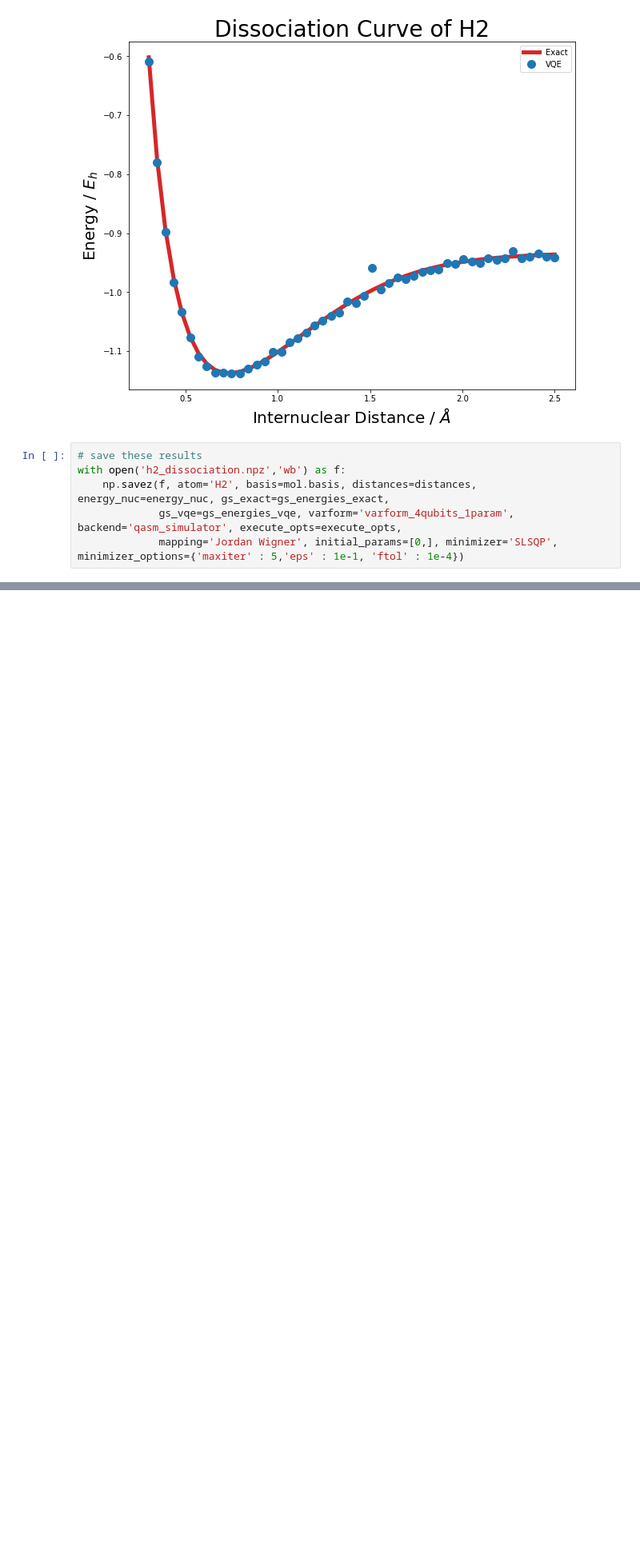
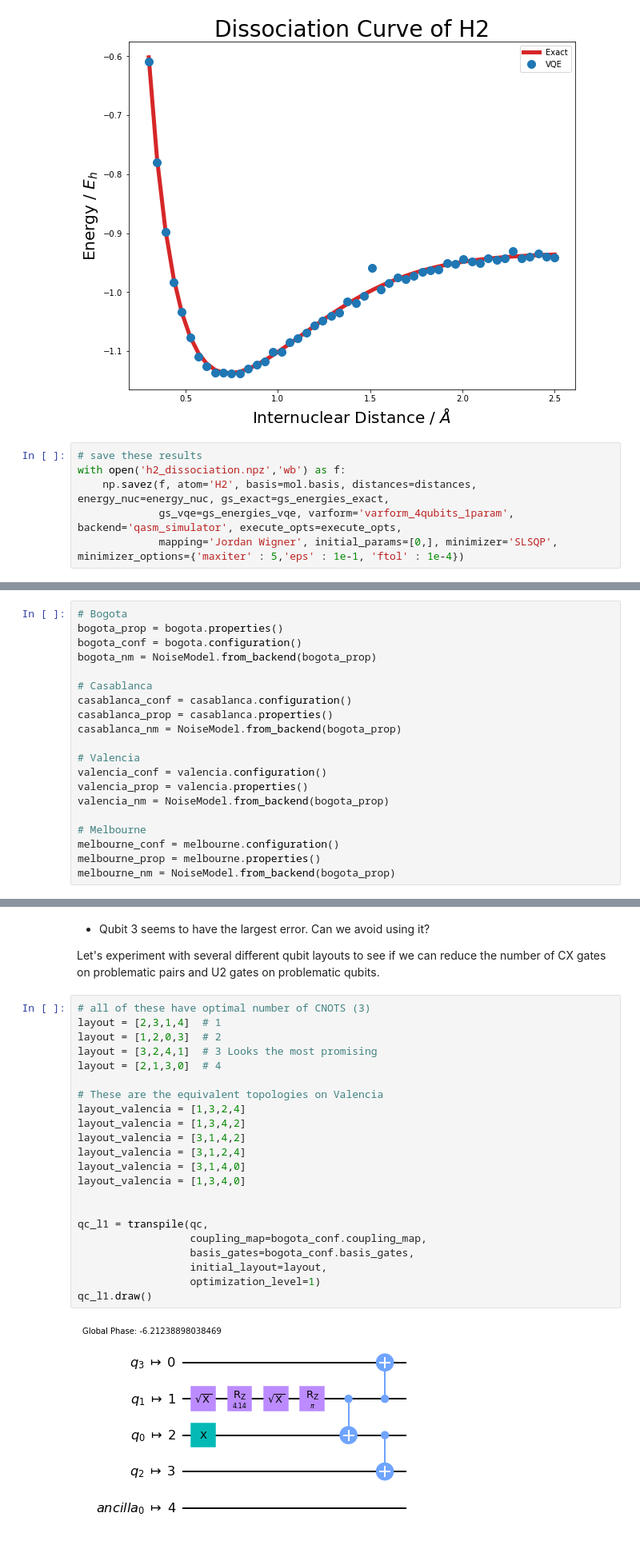
Before and after one commit to beneklins/qiskiteers_h2, a Jupyter notebook: activity3-2.ipynb, the cells around one changed output, grey strips where cells are left out. Shown at 80% size. Saved outputs shown, nothing was run; the diff lists cells and outputs as text; blank space fills up the shorter version.

Commit message:
Initial Experiments with Measurement filters completed on simulator in 3-2 notebook

```diff
--- a/activity3-2.ipynb
+++ b/activity3-2.ipynb
@@ -754,0 +782,20 @@ with open('h2_dissociation.npz','rb') as f:
+# %%
+# Bogota
+bogota_prop = bogota.properties()
+bogota_conf = bogota.configuration()
+bogota_nm = NoiseModel.from_backend(bogota_prop)
+
+# Casablanca
+casablanca_conf = casablanca.configuration()
+casablanca_prop = casablanca.properties()
+casablanca_nm = NoiseModel.from_backend(bogota_prop)
+
+# Valencia
+valencia_conf = valencia.configuration()
+valencia_prop = valencia.properties()
+valencia_nm = NoiseModel.from_backend(bogota_prop)
+
+# Melbourne
+melbourne_conf = melbourne.configuration()
+melbourne_prop = melbourne.properties()
+melbourne_nm = NoiseModel.from_backend(bogota_prop)
@@ -754,0 +886,28 @@ with open('h2_dissociation.npz','rb') as f:
+# %% [markdown]
+* Qubit 3 seems to have the largest error. Can we avoid using it?
+
+Let's experiment with several different qubit layouts to see if we can reduce the number of CX gates on problematic pairs and U2 gates on problematic qubits.
+# %%
+# all of these have optimal number of CNOTS (3)
+layout = [2,3,1,4]  # 1
+layout = [1,2,0,3]  # 2
+layout = [3,2,4,1]  # 3 Looks the most promising
+layout = [2,1,3,0]  # 4
+
+# These are the equivalent topologies on Valencia
+layout_valencia = [1,3,2,4]
+layout_valencia = [1,3,4,2]
+layout_valencia = [3,1,4,2]
+layout_valencia = [3,1,2,4]
+layout_valencia = [3,1,4,0]
+layout_valencia = [1,3,4,0]
+
+
+qc_l1 = transpile(qc,
+                  coupling_map=bogota_conf.coupling_map,
+                  basis_gates=bogota_conf.basis_gates,
+                  initial_layout=layout,
+                  optimization_level=1)
+qc_l1.draw()
+# %% [output]
+[figure, added]
```
Also changed, not shown: parts of 30 cells of this notebook, 5 other files.
